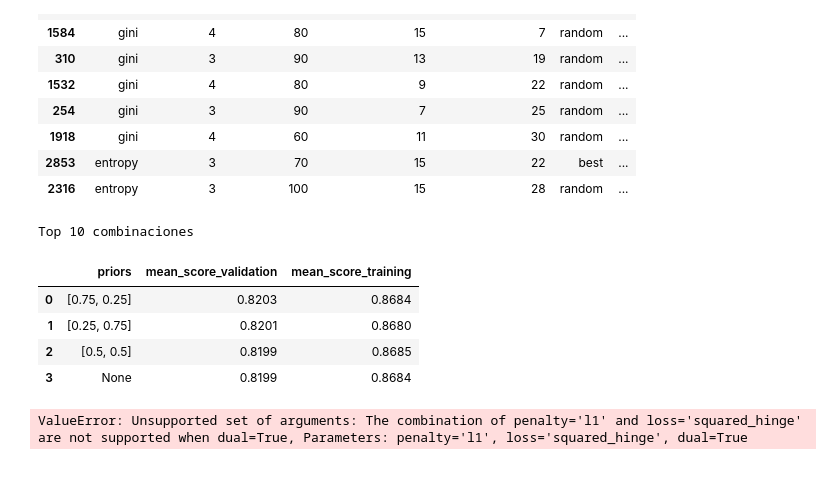
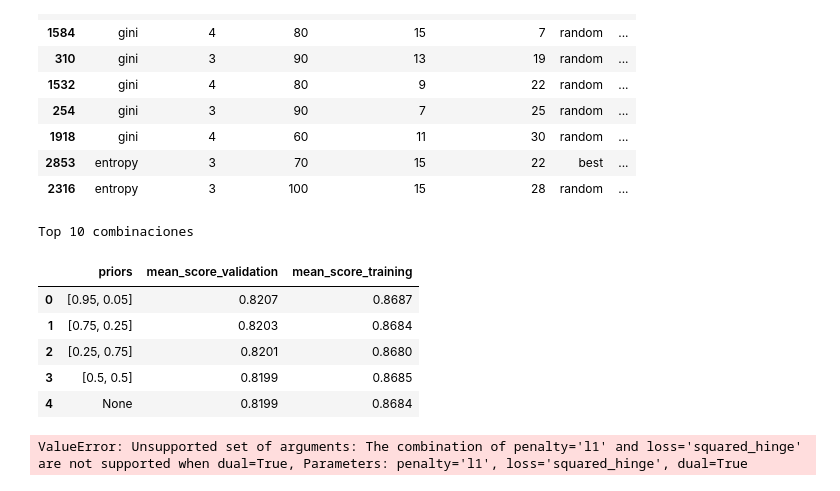
Before and after one commit to jlassa/TP1---aa, a Jupyter notebook: TP1.ipynb, the cells around one changed output. Cells and saved outputs as stored; diff of their text form; code cells hidden in the pictures.

Commit message:
Empece a detallar los parametros que usamos, pero no hice mucho

```diff
--- a/TP1.ipynb
+++ b/TP1.ipynb
@@ -562,22 +562,26 @@ top_resultados(grid)
 # %%
 #### Naive Bayes
 nb_grid_parameters = {
-    'priors': [[0.75, 0.25], [0.25, 0.75], [0.50, 0.50], None]
+    'priors': [[0.95, 0.05],[0.75, 0.25], [0.25, 0.75], [0.50, 0.50], None],
 }
 # (javi) Hay otro parametro llamado var_smoothing. No se que significa en el algoritmo por eso no lo modifiqué
+# (Ceci) quería probar a ver si con var-smoothing cambiaba pero me tira Invalid parameter var_smoothing
+#    'var_smoothing': [1e-10,1e-9,1e-8]
+# vale aumentar tanto el prior? me da mejor
 
 np.random.seed(1234)
 cv = sklearn.model_selection.StratifiedKFold(n_splits=5 , shuffle=True)
 grid = GridSearchCV(GaussianNB(), param_grid=nb_grid_parameters, cv=cv, scoring='roc_auc')
 grid.fit(X_dev_np, y_dev_np)
 top_resultados(grid)
 # %% [output]
 Top 10 combinaciones
 |  | priors | mean_score_validation | mean_score_training |
-| 0 | [0.75, 0.25] | 0.8203 | 0.8684 |
-| 1 | [0.25, 0.75] | 0.8201 | 0.8680 |
-| 2 | [0.5, 0.5] | 0.8199 | 0.8685 |
-| 3 | None | 0.8199 | 0.8684 |
+| 0 | [0.95, 0.05] | 0.8207 | 0.8687 |
+| 1 | [0.75, 0.25] | 0.8203 | 0.8684 |
+| 2 | [0.25, 0.75] | 0.8201 | 0.8680 |
+| 3 | [0.5, 0.5] | 0.8199 | 0.8685 |
+| 4 | None | 0.8199 | 0.8684 |
 # %%
 #### Support Vector Classification
 
```
Also changed, not shown: parts of 2 cells of this notebook.
